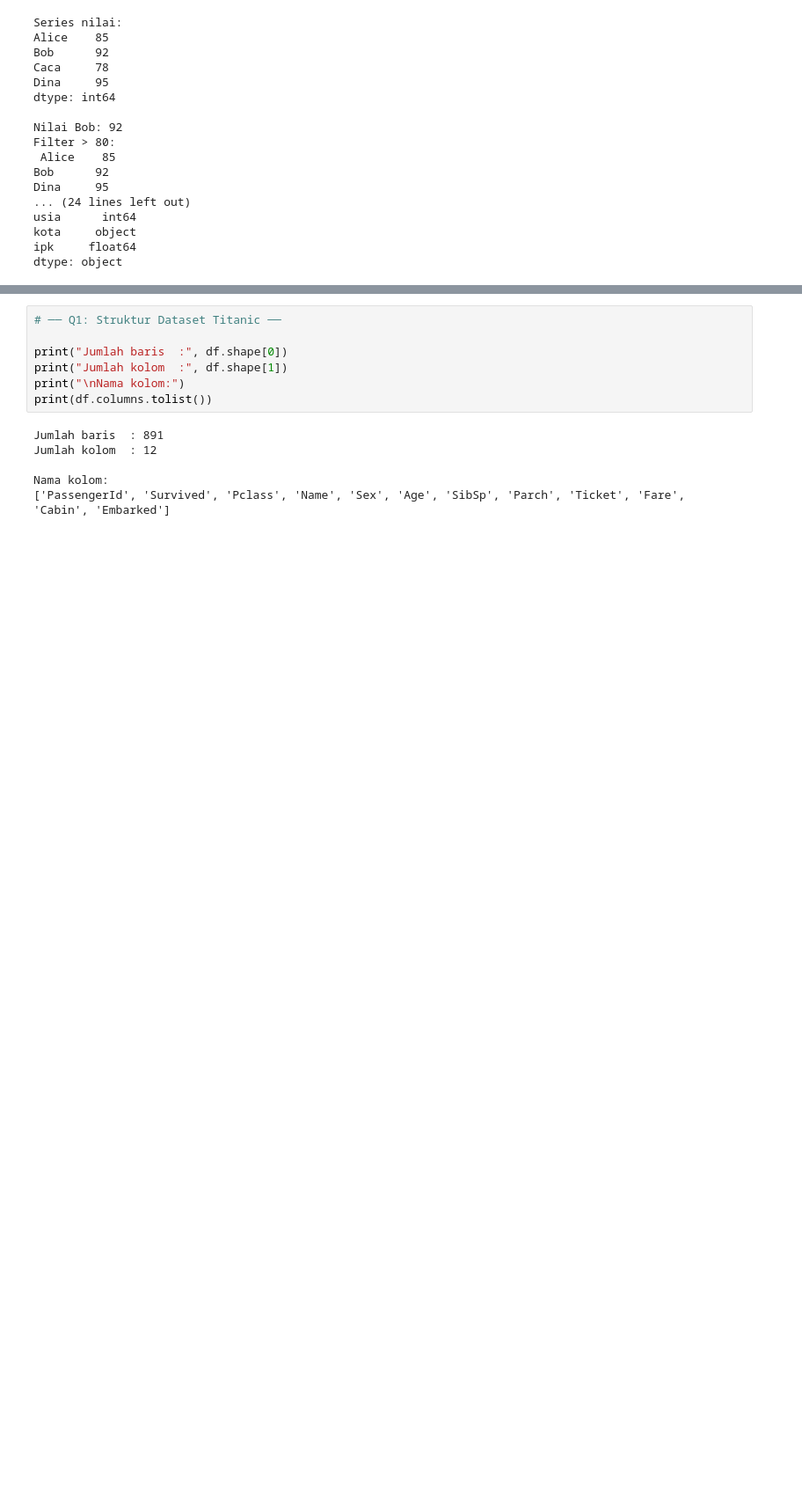
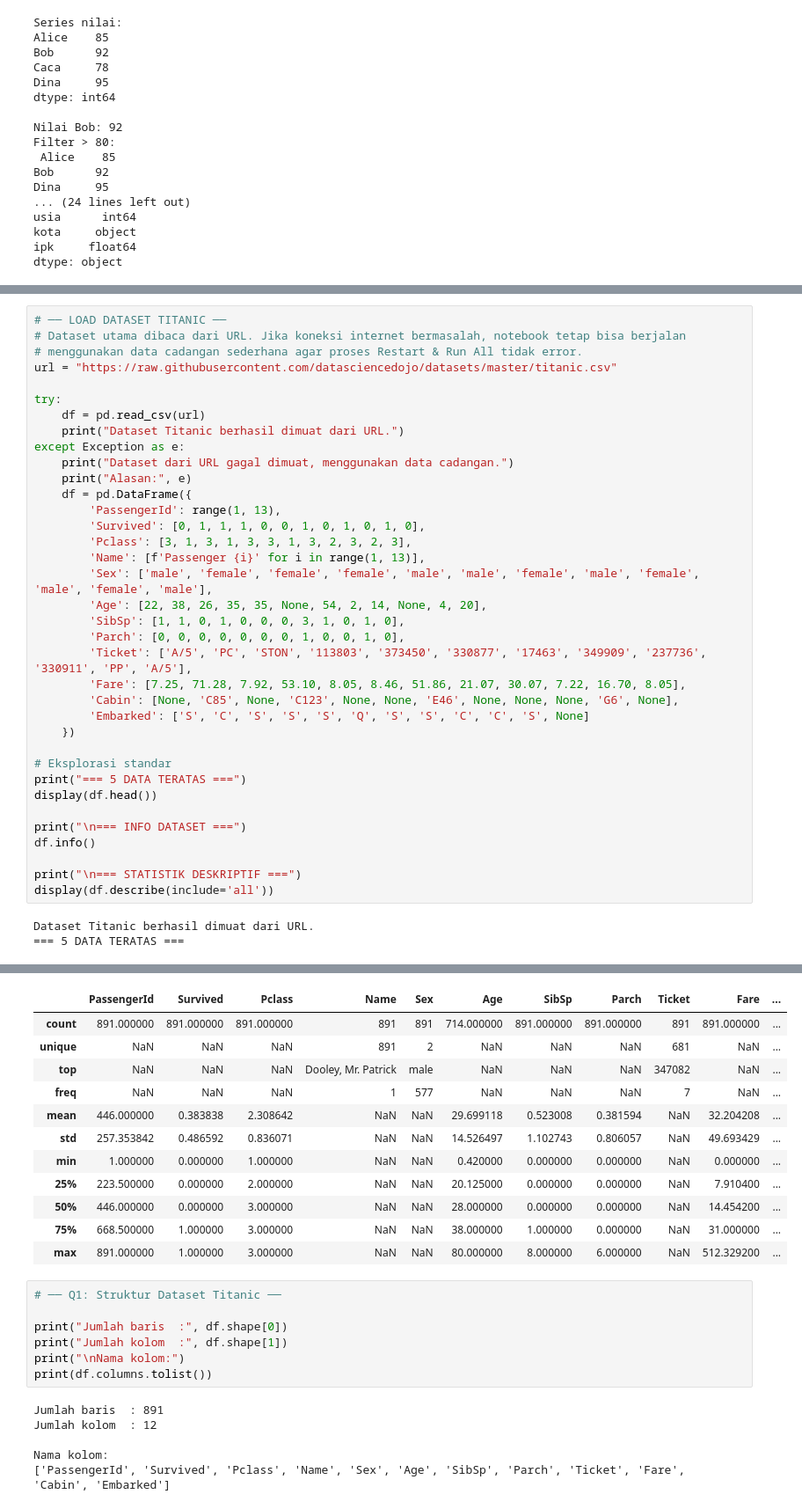
Before and after one commit to krisnohtb/data-science-2026, a Jupyter notebook: Pertemuan2_KrisnoHasmiluHutabarat_240401010102.ipynb, the cells around one changed output, grey strips where cells are left out. Shown at 88% size. Saved outputs shown, nothing was run; the diff lists cells and outputs as text; blank space fills up the shorter version.

Commit message:
Memperbaiki notebook Pertemuan 2

```diff
--- a/Pertemuan2_KrisnoHasmiluHutabarat_240401010102.ipynb
+++ b/Pertemuan2_KrisnoHasmiluHutabarat_240401010102.ipynb
@@ -178,0 +138,39 @@ memory usage: 83.7+ KB
+# %%
+# ── LOAD DATASET TITANIC ──
+# Dataset utama dibaca dari URL. Jika koneksi internet bermasalah, notebook tetap bisa berjalan
+# menggunakan data cadangan sederhana agar proses Restart & Run All tidak error.
+url = "https://raw.githubusercontent.com/datasciencedojo/datasets/master/titanic.csv"
+
+try:
+    df = pd.read_csv(url)
+    print("Dataset Titanic berhasil dimuat dari URL.")
+except Exception as e:
+    print("Dataset dari URL gagal dimuat, menggunakan data cadangan.")
+    print("Alasan:", e)
+    df = pd.DataFrame({
+        'PassengerId': range(1, 13),
+        'Survived': [0, 1, 1, 1, 0, 0, 1, 0, 1, 0, 1, 0],
+        'Pclass': [3, 1, 3, 1, 3, 3, 1, 3, 2, 3, 2, 3],
+        'Name': [f'Passenger {i}' for i in range(1, 13)],
+        'Sex': ['male', 'female', 'female', 'female', 'male', 'male', 'female', 'male', 'female', 'male', 'female', 'male'],
+        'Age': [22, 38, 26, 35, 35, None, 54, 2, 14, None, 4, 20],
+        'SibSp': [1, 1, 0, 1, 0, 0, 0, 3, 1, 0, 1, 0],
+        'Parch': [0, 0, 0, 0, 0, 0, 0, 1, 0, 0, 1, 0],
+        'Ticket': ['A/5', 'PC', 'STON', '113803', '373450', '330877', '17463', '349909', '237736', '330911', 'PP', 'A/5'],
+        'Fare': [7.25, 71.28, 7.92, 53.10, 8.05, 8.46, 51.86, 21.07, 30.07, 7.22, 16.70, 8.05],
+        'Cabin': [None, 'C85', None, 'C123', None, None, 'E46', None, None, None, 'G6', None],
+        'Embarked': ['S', 'C', 'S', 'S', 'S', 'Q', 'S', 'S', 'C', 'C', 'S', None]
+    })
+
+# Eksplorasi standar
+print("=== 5 DATA TERATAS ===")
+display(df.head())
+
+print("\n=== INFO DATASET ===")
+df.info()
+
+print("\n=== STATISTIK DESKRIPTIF ===")
+display(df.describe(include='all'))
+# %% [output]
+Dataset Titanic berhasil dimuat dari URL.
+=== 5 DATA TERATAS ===
@@ -179,3 +200,15 @@ memory usage: 83.7+ KB
+|  | PassengerId | Survived | Pclass | Name | Sex | Age | SibSp | Parch | Ticket | Fare | ... |
+| count | 891.000000 | 891.000000 | 891.000000 | 891 | 891 | 714.000000 | 891.000000 | 891.000000 | 891 | 891.000000 | ... |
+| unique | NaN | NaN | NaN | 891 | 2 | NaN | NaN | NaN | 681 | NaN | ... |
+| top | NaN | NaN | NaN | Dooley, Mr. Patrick | male | NaN | NaN | NaN | 347082 | NaN | ... |
+| freq | NaN | NaN | NaN | 1 | 577 | NaN | NaN | NaN | 7 | NaN | ... |
+| mean | 446.000000 | 0.383838 | 2.308642 | NaN | NaN | 29.699118 | 0.523008 | 0.381594 | NaN | 32.204208 | ... |
+| std | 257.353842 | 0.486592 | 0.836071 | NaN | NaN | 14.526497 | 1.102743 | 0.806057 | NaN | 49.693429 | ... |
+| min | 1.000000 | 0.000000 | 1.000000 | NaN | NaN | 0.420000 | 0.000000 | 0.000000 | NaN | 0.000000 | ... |
+| 25% | 223.500000 | 0.000000 | 2.000000 | NaN | NaN | 20.125000 | 0.000000 | 0.000000 | NaN | 7.910400 | ... |
+| 50% | 446.000000 | 0.000000 | 3.000000 | NaN | NaN | 28.000000 | 0.000000 | 0.000000 | NaN | 14.454200 | ... |
+| 75% | 668.500000 | 1.000000 | 3.000000 | NaN | NaN | 38.000000 | 1.000000 | 0.000000 | NaN | 31.000000 | ... |
+| max | 891.000000 | 1.000000 | 3.000000 | NaN | NaN | 80.000000 | 8.000000 | 6.000000 | NaN | 512.329200 | ... |
 # %%
 # ── Q1: Struktur Dataset Titanic ──
 
```
Also changed, not shown: parts of 4 cells of this notebook.
